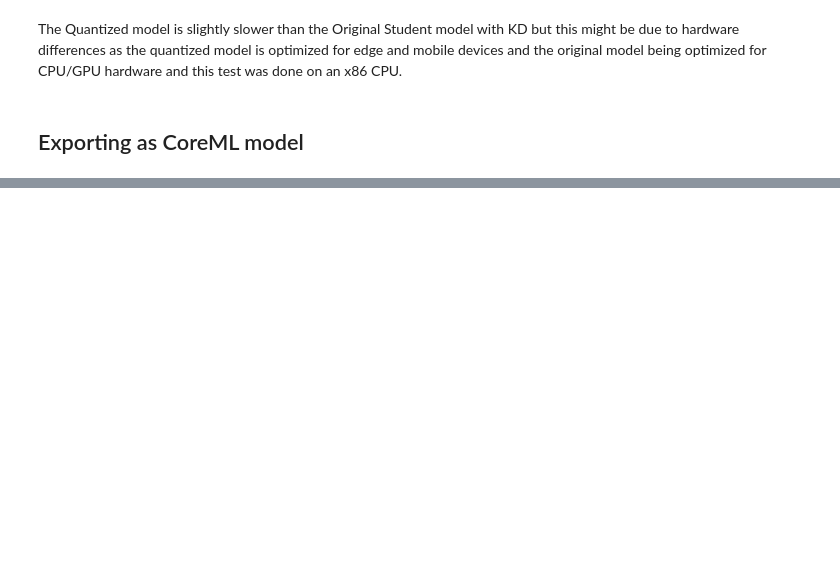
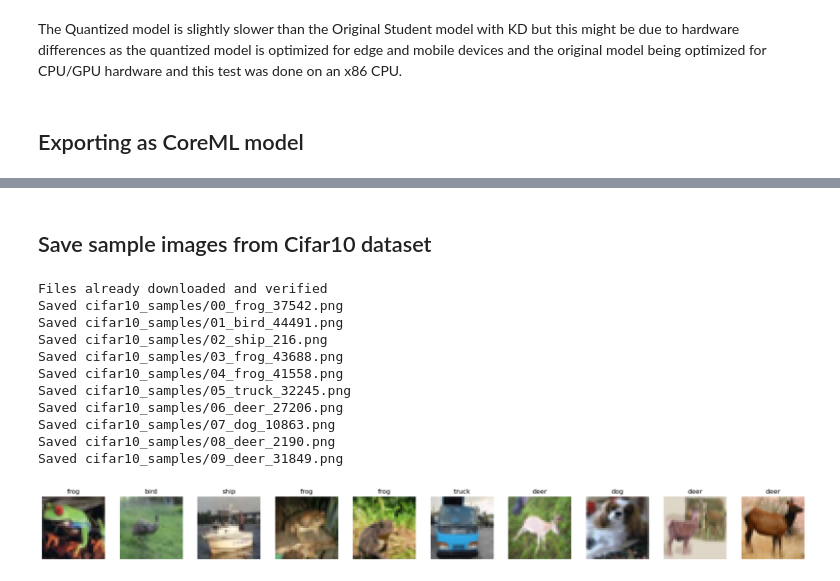
Before and after one commit to 01bbae/Deploying-ML-Models-to-Edge-Devices, a Jupyter notebook: main.ipynb, the cells around one changed output, grey strips where cells are left out. Drawn from its saved outputs; the diff is of its cells as text; code cells hidden in the pictures; blank space fills up the shorter version.

```diff
--- a/main.ipynb
+++ b/main.ipynb
@@ -944,2 +920,4 @@ core_ml_model = ct.convert(
 # %%
 core_ml_model.save("core_ml_model.mlpackage")
+# %% [markdown]
+## Save sample images from Cifar10 dataset
@@ -945,0 +996,46 @@ core_ml_model.save("core_ml_model.mlpackage")
+# %%
+def display_saved_samples(saved_files):
+    """
+    Display the saved CIFAR-10 samples in a grid
+
+    Args:
+        saved_files (list): List of dictionaries containing file information
+    """
+    num_samples = len(saved_files)
+    fig, axes = plt.subplots(1, num_samples, figsize=(2*num_samples, 2))
+
+    if num_samples == 1:
+        axes = [axes]
+
+    for i, file_info in enumerate(saved_files):
+        # Load and display image
+        img = Image.open(file_info['filepath'])
+        axes[i].imshow(img)
+        axes[i].set_title(f"{file_info['class']}")
+        axes[i].axis('off')
+
+    plt.tight_layout()
+    plt.show()
+# %%
+# Save 10 random samples
+saved_files = save_cifar10_samples(
+    num_samples=10,
+    output_dir='cifar10_samples',
+    random_seed=42
+)
+
+# Display the saved samples
+display_saved_samples(saved_files)
+# %% [output]
+Files already downloaded and verified
+Saved cifar10_samples/00_frog_37542.png
+Saved cifar10_samples/01_bird_44491.png
+Saved cifar10_samples/02_ship_216.png
+Saved cifar10_samples/03_frog_43688.png
+Saved cifar10_samples/04_frog_41558.png
+Saved cifar10_samples/05_truck_32245.png
+Saved cifar10_samples/06_deer_27206.png
+Saved cifar10_samples/07_dog_10863.png
+Saved cifar10_samples/08_deer_2190.png
+Saved cifar10_samples/09_deer_31849.png
+[figure, added]
```
Also changed, not shown: parts of 49 cells of this notebook, 11 other files.
